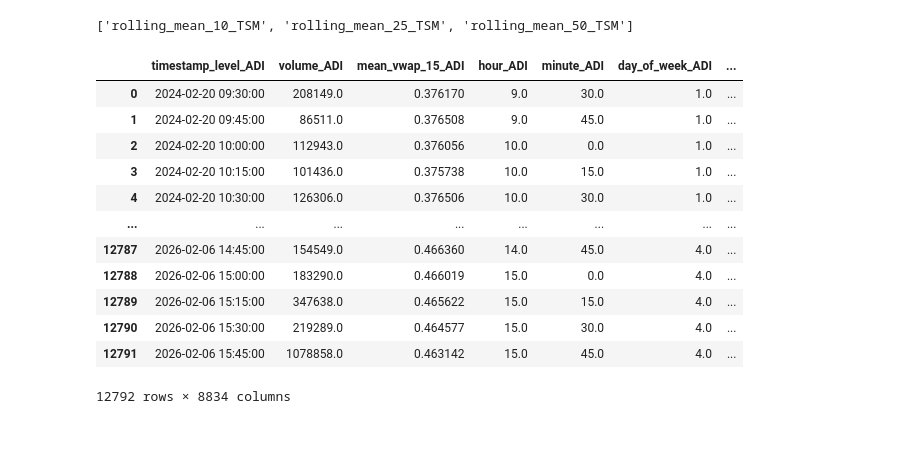
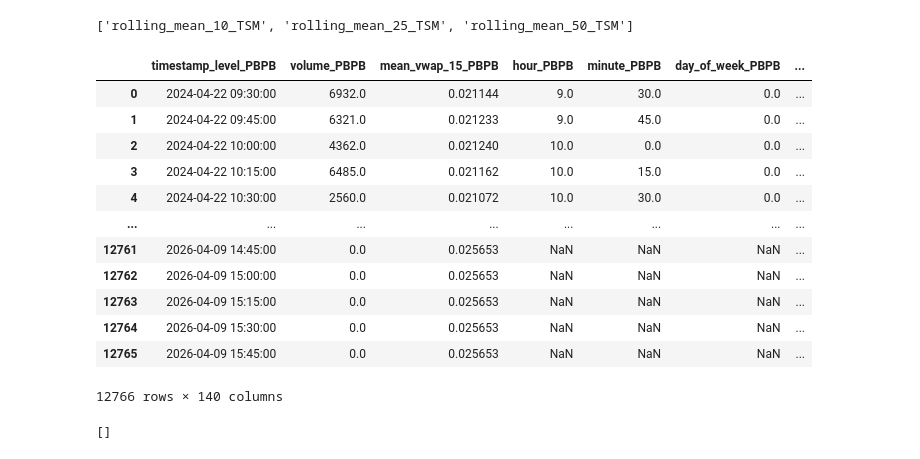
Before and after one commit to PocketLobster/Standard-And-Rich, a Jupyter notebook: standard_and_rich_500.ipynb, the cells around one changed output. Saved outputs shown, nothing was run; the diff lists cells and outputs as text; code cells hidden in the pictures.

```diff
--- a/standard_and_rich_500.ipynb
+++ b/standard_and_rich_500.ipynb
@@ -384,3 +399,4 @@ s='TSM'
 # %%
+industry='restaurants'
 all=pd.read_excel('all_stocks_class.xlsx')
-swa_stocks=all[all['inds']=='Semiconductors']
+swa_stocks=all[all['inds']==industry.capitalize()].drop_duplicates()
@@ -389,9 +407,8 @@ swa_stocks=all[all['inds']=='Semiconductors']
 import time
 start_time = time.time()
 global level
-industry = 'semiconductors'
 level=15
-#industry='restaurants'
+
 for s in swa_stocks.stocks:
     #print(s)
     #print(type(s))
@@ -404,8 +421,8 @@ for s in swa_stocks.stocks:
     if isinstance(s, float):
         continue
     try:
-        #pd.read_csv('ggp_rel_tables/'+industry+'/ggp_'+s+'.csv')
-        buudfoon
+        pd.read_csv('ggp_rel_tables/'+industry+'/ggp_'+s+'.csv')
+        #buudfoon
         continue
     except:
         print(s)
@@ -488,17 +524,11 @@ Elapsed time: 12522.68 seconds
 # %%
-#PREPROCESS 4: get join_df based on ggp tables
 
-import glob
-import pandas as pd
-import os
-industry = 'semiconductors'
 # PREPROCESS 4: get join_df based on ggp tables
 
 import glob
 import pandas as pd
 import os
 
-industry = 'semiconductors'
 
 def getFeaturePres(industry, folder_path, daily_folder=None):
     # Get all CSV files in the folder
@@ -527,7 +557,7 @@ def getFeaturePres(industry, folder_path, daily_folder=None):
     join_df = base_df.set_index(timestamp_col_base, drop=False)
 
     timestamp_cols = [timestamp_col_base]
-
+    cutoff_date= pd.Timestamp('2026-03-01')
     # Loop over the remaining files and outer-join them
     for file_path in csv_files[1:]:
         stock = os.path.basename(file_path).replace('ggp_', '').replace('.csv', '')
@@ -543,6 +573,12 @@ def getFeaturePres(industry, folder_path, daily_folder=None):
         # --- ADDED: Convert to consistent datetime format ---
         df[timestamp_col] = pd.to_datetime(df[timestamp_col])
 
+        latest_data_point = df[df[f'hour_{stock}'].notna() & (df[f'hour_{stock}'] != '')][timestamp_col].max()
+        print(latest_data_point)
+        # If the stock doesn't have data past the cutoff, ignore it
+        if latest_data_point < cutoff_date:
+            print(f"Skipping {stock}: Data is stale (Last seen: {latest_data_point.date()})")
+            continue
         # Set index and align name
         df = df.set_index(timestamp_col, drop=False)
         df.index.name = join_df.index.name
@@ -570,10 +606,9 @@ def getFeaturePres(industry, folder_path, daily_folder=None):
         save_path = os.path.join(daily_folder, save_path)
 
     join_df.to_csv(save_path)
-    #return join_df
+    return join_df
 
 # Run the function
-# getFeaturePres(industry, 'ggp_rel_tables/semiconductors')
 
-#getFeaturePres(industry,'ggp_rel_tables/semiconductors')
+#getFeaturePres(industry,'ggp_rel_tables/'+industry)
 # %%
@@ -582,22 +617,28 @@ df2=pd.read_csv('ggp_rel_tables/semiconductors/ggp_TSM.csv')
 # %% [output]
 ['rolling_mean_10_TSM', 'rolling_mean_25_TSM', 'rolling_mean_50_TSM']
+# %%
+file_path='ggp_rel_tables/'+industry+'/ggp_PBPB.csv'
+pd.read_csv(file_path).drop(columns=['Unnamed: 0'], errors='ignore')
+# %% [output]
+|  | timestamp_level_PBPB | volume_PBPB | mean_vwap_15_PBPB | hour_PBPB | minute_PBPB | day_of_week_PBPB | ... |
+| 0 | 2024-04-22 09:30:00 | 6932.0 | 0.021144 | 9.0 | 30.0 | 0.0 | ... |
+| 1 | 2024-04-22 09:45:00 | 6321.0 | 0.021233 | 9.0 | 45.0 | 0.0 | ... |
+| 2 | 2024-04-22 10:00:00 | 4362.0 | 0.021240 | 10.0 | 0.0 | 0.0 | ... |
+| 3 | 2024-04-22 10:15:00 | 6485.0 | 0.021162 | 10.0 | 15.0 | 0.0 | ... |
+| 4 | 2024-04-22 10:30:00 | 2560.0 | 0.021072 | 10.0 | 30.0 | 0.0 | ... |
+| ... | ... | ... | ... | ... | ... | ... | ... |
+| 12761 | 2026-04-09 14:45:00 | 0.0 | 0.025653 | NaN | NaN | NaN | ... |
+| 12762 | 2026-04-09 15:00:00 | 0.0 | 0.025653 | NaN | NaN | NaN | ... |
+| 12763 | 2026-04-09 15:15:00 | 0.0 | 0.025653 | NaN | NaN | NaN | ... |
+| 12764 | 2026-04-09 15:30:00 | 0.0 | 0.025653 | NaN | NaN | NaN | ... |
+| 12765 | 2026-04-09 15:45:00 | 0.0 | 0.025653 | NaN | NaN | NaN | ... |
+12766 rows × 140 columns
 # %%
 jino = pd.read_csv('feature_presentation_' + industry + '.csv')
 jino
+[c for c in jino.columns if 'PBPB' in c]
 # %% [output]
-|  | timestamp_level_ADI | volume_ADI | mean_vwap_15_ADI | hour_ADI | minute_ADI | day_of_week_ADI | ... |
-| 0 | 2024-02-20 09:30:00 | 208149.0 | 0.376170 | 9.0 | 30.0 | 1.0 | ... |
-| 1 | 2024-02-20 09:45:00 | 86511.0 | 0.376508 | 9.0 | 45.0 | 1.0 | ... |
-| 2 | 2024-02-20 10:00:00 | 112943.0 | 0.376056 | 10.0 | 0.0 | 1.0 | ... |
-| 3 | 2024-02-20 10:15:00 | 101436.0 | 0.375738 | 10.0 | 15.0 | 1.0 | ... |
-| 4 | 2024-02-20 10:30:00 | 126306.0 | 0.376506 | 10.0 | 30.0 | 1.0 | ... |
-| ... | ... | ... | ... | ... | ... | ... | ... |
-| 12787 | 2026-02-06 14:45:00 | 154549.0 | 0.466360 | 14.0 | 45.0 | 4.0 | ... |
-| 12788 | 2026-02-06 15:00:00 | 183290.0 | 0.466019 | 15.0 | 0.0 | 4.0 | ... |
-| 12789 | 2026-02-06 15:15:00 | 347638.0 | 0.465622 | 15.0 | 15.0 | 4.0 | ... |
-| 12790 | 2026-02-06 15:30:00 | 219289.0 | 0.464577 | 15.0 | 30.0 | 4.0 | ... |
-| 12791 | 2026-02-06 15:45:00 | 1078858.0 | 0.463142 | 15.0 | 45.0 | 4.0 | ... |
-12792 rows × 8834 columns
+[]
 # %%
 #PREPROCESS 5: get jino and identify featrues/targets
 import pandas as pd
```
Also changed, not shown: parts of 27 cells of this notebook.
